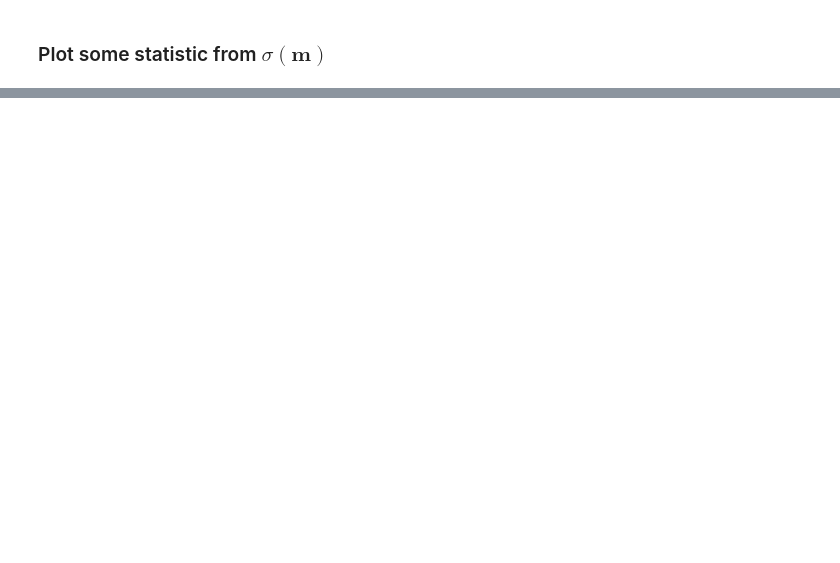
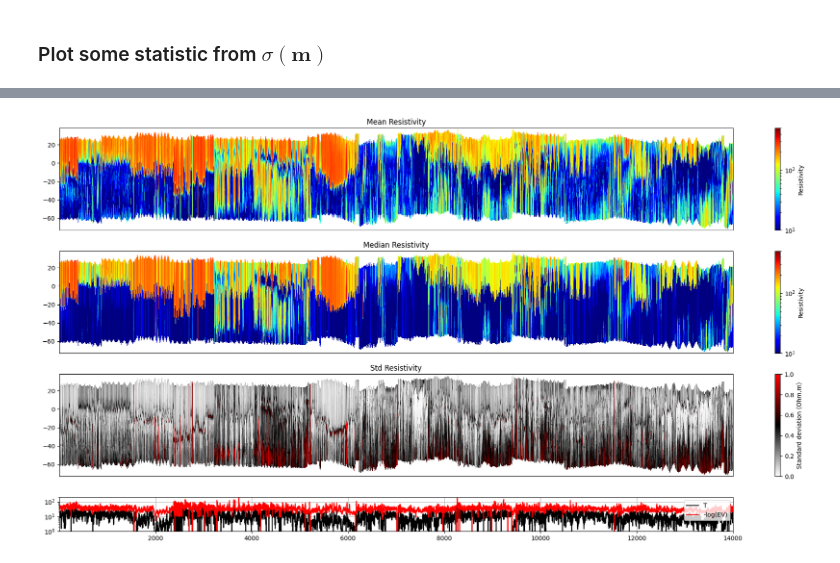
Before and after one commit to cultpenguin/integrate_module, a Jupyter notebook: examples/integrate_esbjerg.ipynb, the cells around one changed output, grey strips where cells are left out. Saved outputs shown, nothing was run; the diff lists cells and outputs as text; code cells hidden in the pictures; blank space fills up the shorter version.

```diff
--- a/examples/integrate_esbjerg.ipynb
+++ b/examples/integrate_esbjerg.ipynb
@@ -73,9 +117,11 @@ ig.plot_T_EV(f_post_h5, pl='EV')
 # %%
 # find index id of data points wher LINE==1000
 #i_plot= np.where( np.abs(LINE-1200)<1  )[0]
 #ig.plot_profile(f_post_h5, i1=i_plot[0], i2=i_plot[-1], im=1)
-ig.plot_profile(f_post_h5, i_plot=0, i2=2000, im=1)
-ig.plot_profile(f_post_h5, i_plot=0, i2=2000, im=2)
+ig.plot_profile(f_post_h5, i_plot=10000, i2=14000, im=1)
+#ig.plot_profile(f_post_h5, i_plot=0, i2=2000, im=2)
+# %% [output]
+[figure, added]
 # %%
 
 # Plot a 2D feature: Resistivity in layer 10
```
Also changed, not shown: parts of 8 cells of this notebook, 6 other files.
